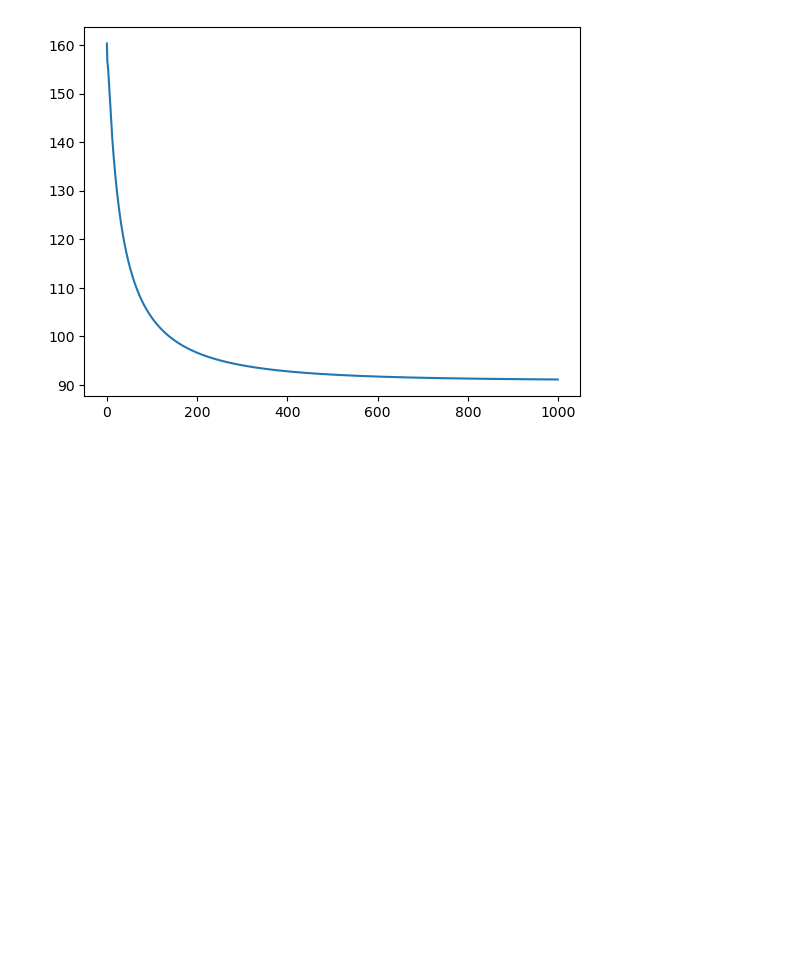
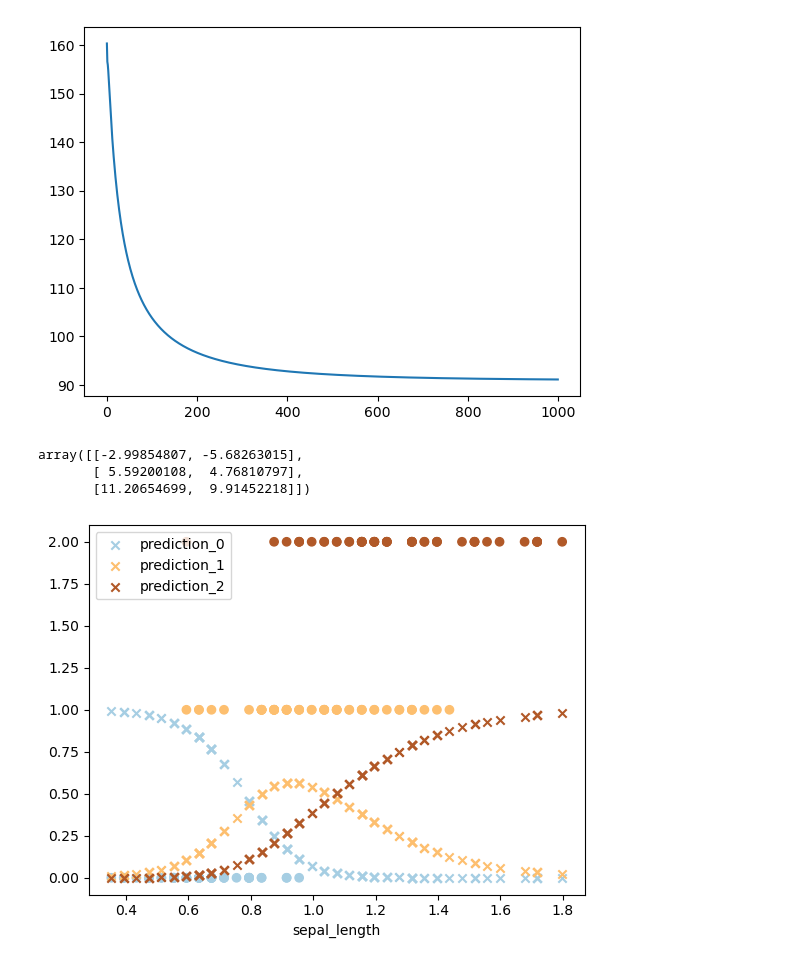
Before and after one commit to AshishSinha5/course_notes, a Jupyter notebook: cs229/chapter_2.ipynb, the cells around one changed output. Drawn from its saved outputs; the diff is of its cells as text; code cells hidden in the pictures; blank space fills up the shorter version.

Commit message:
probability distribution phi

```diff
--- a/cs229/chapter_2.ipynb
+++ b/cs229/chapter_2.ipynb
@@ -396,3 +396,32 @@ plt.plot(J)
 # %% [output]
 [<matplotlib.lines.Line2D at 0x...>]
 [figure]
+# %%
+theta
+# %% [output]
+array([[-2.99854807, -5.68263015],
+       [ 5.59200108,  4.76810797],
+       [11.20654699,  9.91452218]])
+# %%
+import matplotlib
+cmap = matplotlib.colormaps['Paired']
+# plot the decision boundary
+plt.scatter(X[:,1], y, c=y, cmap='Paired')
+# calculate the probability of each class
+# P(y = i | x) = exp(theta_i @ x) / sum(exp(theta_j @ x))
+# where i = 0, 1, 2
+theta_0 = theta[0]
+theta_1 = theta[1]
+theta_2 = theta[2]
+phi_1 = np.exp(theta_0 @ X.T) / np.sum(np.exp(theta @ X.T), axis=0)
+phi_2 = np.exp(theta_1 @ X.T) / np.sum(np.exp(theta @ X.T), axis=0)
+phi_3 = np.exp(theta_2 @ X.T) / np.sum(np.exp(theta @ X.T), axis=0)
+# plot the prediction
+plt.scatter(X[:,1], phi_1, marker='x', color=cmap.colors[0], label='prediction_0')
+plt.scatter(X[:,1], phi_2, marker='x', color=cmap.colors[6], label='prediction_1')
+plt.scatter(X[:,1], phi_3, marker='x', color=cmap.colors[11], label='prediction_2')
+plt.xlabel('sepal_length')
+plt.legend()
+plt.show()
+# %% [output]
+[figure, added]
```
